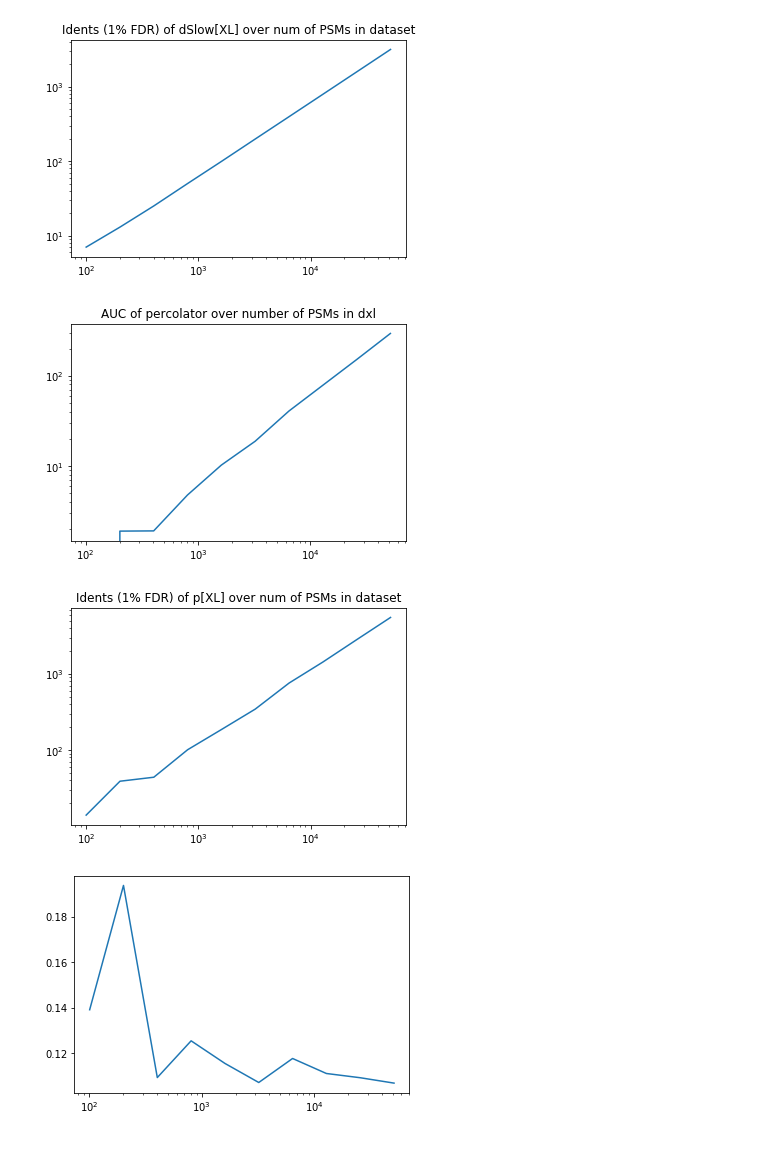
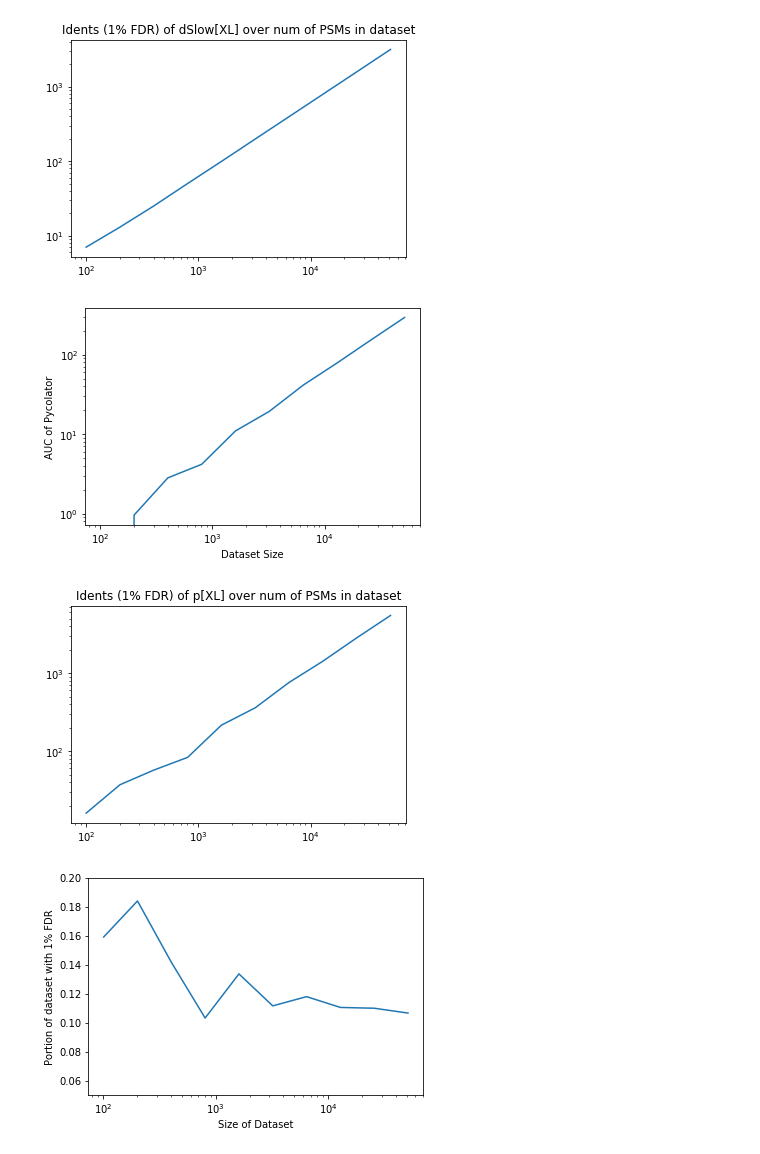
Before and after one commit to emilpaulitz/Bachelor-Thesis, a Jupyter notebook: src/Ratio-Testing_sampleAll.ipynb, the cells around one changed output. Cells and saved outputs as stored; diff of their text form; code cells hidden in the pictures.

```diff
--- a/src/Ratio-Testing_sampleAll.ipynb
+++ b/src/Ratio-Testing_sampleAll.ipynb
@@ -35,20 +35,20 @@ Wall time: 864 ms
 %%time
 import math
 
-aucs = []
-idents = []
+# aucs = []
+# idents = []
 dxl = dSlow.loc[dSlow['NuXL:isXL'] == 1]
 
 saveName = ''
 
-for portion in range(13):
+for portion in range(10,13):
     print('len / 2^{} => Using {} PSMs:\n'.format(portion, math.floor(len(dxl) / pow(2,portion))))
     dxl = dSlow.loc[dSlow['NuXL:isXL'] == 1]
 
     ix = list(dxl.index)
     newIx = [x for i,x in enumerate(ix) if (i % (math.pow(2,portion)) == 0)]
 
-    pxl = percolator_experimental(dxl.loc[newIx], idCol, features, plotSaveName = saveName, plotXLnXL = False)
+    pxl = percolator_experimental(dxl.loc[newIx], idCol, features, plotSaveName = saveName, plotXLnXL = False, centralScoringQ = 0.05)
 
     auct = pseudoROC(pxl, label = '', plot = False)
     aucs.append(auct)
@@ -237,13 +186,15 @@ plt.savefig('../results/ratioTests/idents_dSlow.png')
 # %%
 # AUCS of percolator
 plt.xscale('log')
 plt.yscale('log')
+plt.xlabel('Dataset Size')
+plt.ylabel('AUC of Pycolator')
 
 plt.plot([len(dxl)/(math.pow(2,i)) for i in range(rangeOfi)], aucs[:rangeOfi])
-plt.title('AUC of percolator over number of PSMs in dxl')
+# plt.title('AUC of percolator over number of PSMs in dxl')
 plt.savefig('../results/ratioTests/aucs_perc.png')
 # %% [output]
-[figure, old version]
+[figure, new version]
 # %%
 # Idents of percolator
 plt.xscale('log')
@@ -253,14 +204,18 @@ plt.plot([len(dxl)/(math.pow(2,i)) for i in range(rangeOfi)], idents[:rangeOfi])
 plt.title('Idents (1% FDR) of p[XL] over num of PSMs in dataset')
 plt.savefig('../results/ratioTests/idents_perc.png')
 # %% [output]
-[figure, old version]
+[figure, new version]
 # %%
 # ratio of idents in df of percolator
 plt.xscale('log')
+plt.ylim(0.05,0.2)
+plt.xlabel('Size of Dataset')
+plt.ylabel('Portion of dataset with 1% FDR')
+
 plt.plot([len(dxl)/(math.pow(2,i)) for i in range(rangeOfi)],[idents[i]/(len(dxl)/(math.pow(2,i))) for i in range(rangeOfi)])
 plt.savefig('../results/ratioTests/ratio_idents_whole_df_percolator.png')
 # %% [output]
-[figure, old version]
+[figure, new version]
 # %%
 # ratio of idents in df of NuXL
 plt.xscale('log')
```
Also changed, not shown: parts of 8 cells of this notebook, 44 other files.
